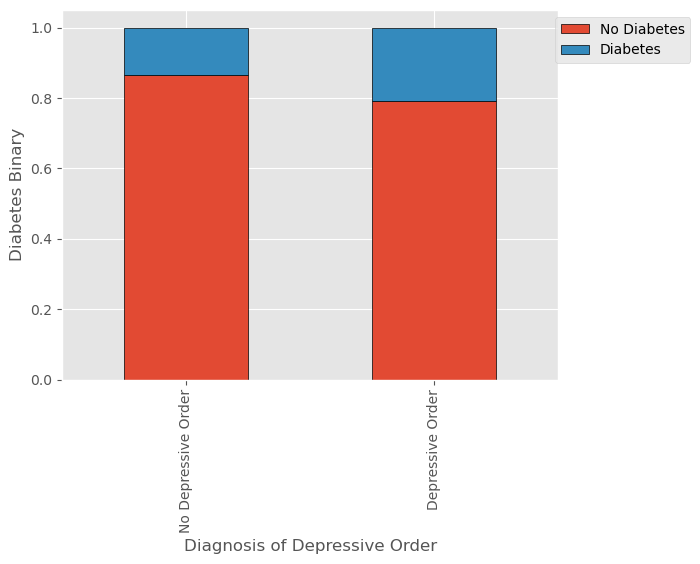
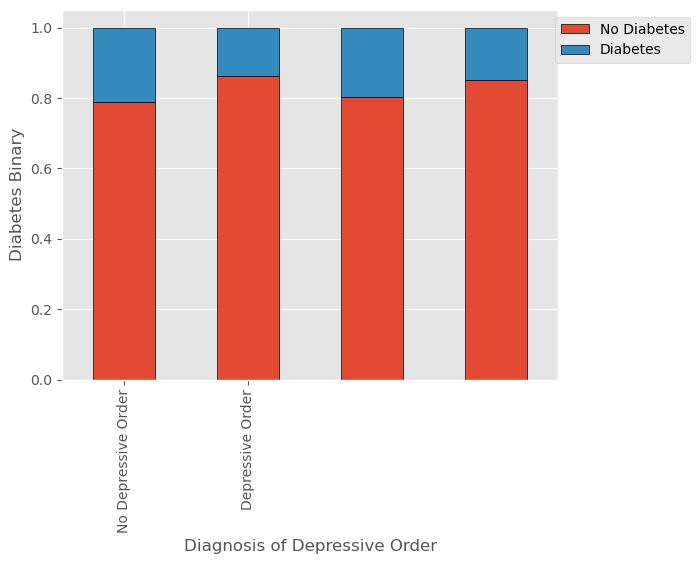
The change to this notebook cell's code, shown as a diff; its figure went from the first image to the second:
--- before
+++ after
@@ -6,4 +6,4 @@
 plt.legend(["No Diabetes","Diabetes"],bbox_to_anchor=(1.28, 1))
 plt.style.use("ggplot")
-plt.savefig("../reports/bivariate/depressionvsdiabetes.png",bbox_inches= 'tight', dpi=150)
+#plt.savefig("../reports/bivariate/depressionvsdiabetes.png",bbox_inches= 'tight', dpi=150)
 plt.show()

Commit: Day 6: Statistical hypothesis testing complete — t-test (BMI), chi-square (Exercise, Depression), 95% confidence intervals for BMI. All p-values < 0.001, non-overlapping CIs confirm BMI as statistically significant predictor. Saved to 05_statistical_analysis.ipynb